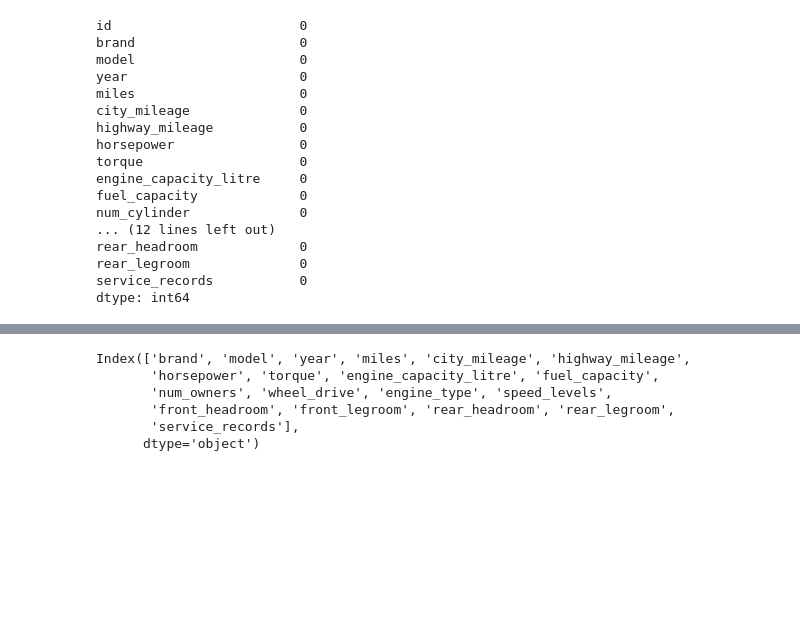
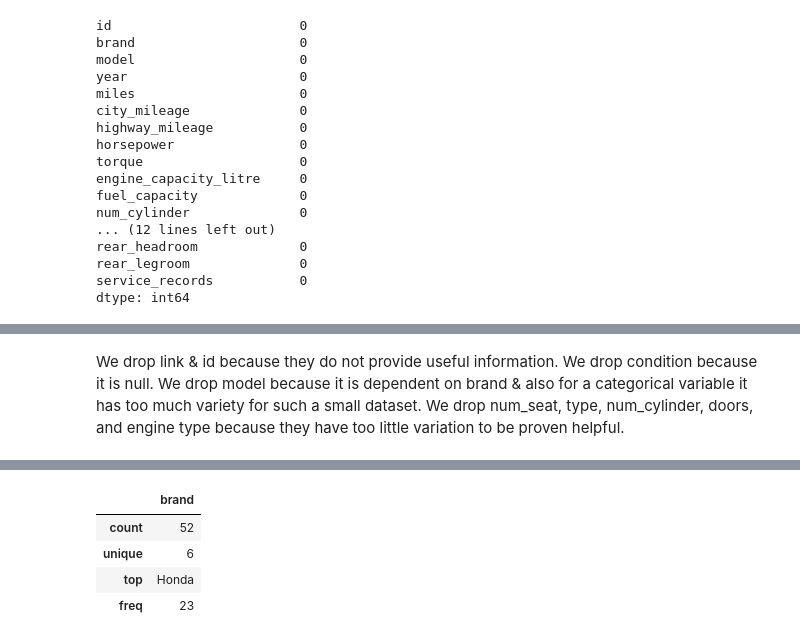
Before and after one commit to Antony-evm/Used-Cars-Dataset, a Jupyter notebook: EDA.ipynb, the cells around one changed output, grey strips where cells are left out. Drawn from its saved outputs; the diff is of its cells as text; code cells hidden in the pictures; blank space fills up the shorter version.

```diff
--- a/EDA.ipynb
+++ b/EDA.ipynb
@@ -202 +201,6 @@ df = df.drop(['num_seat','type','num_cylinder','doors'],axis=1) # too little val
+# %% [markdown]
+We drop link & id because they do not provide useful information.
+We drop condition because it is null.
+We drop model because it is dependent on brand & also for a categorical variable it has too much variety for such a small dataset.
+We drop num_seat, type, num_cylinder, doors, and engine type because they have too little variation to be proven helpful.
 # %%
@@ -211,13 +215,3 @@ df[df.columns[1:]].describe()
 | 50% | 2019.000000 | 27448.500000 | 30.000000 | 38.000000 | 159.500000 | 181.000000 | 2.000000 | ... |
 | 75% | 2019.250000 | 42442.000000 | 30.000000 | 40.000000 | 192.000000 | 192.000000 | 2.000000 | ... |
 | max | 2022.000000 | 97027.000000 | 55.000000 | 49.000000 | 288.000000 | 294.000000 | 3.500000 | ... |
-# %%
-variables = df.drop('price',axis=1).columns[1:]
-variables
-# %% [output]
-Index(['brand', 'model', 'year', 'miles', 'city_mileage', 'highway_mileage',
-       'horsepower', 'torque', 'engine_capacity_litre', 'fuel_capacity',
-       'num_owners', 'wheel_drive', 'engine_type', 'speed_levels',
-       'front_headroom', 'front_legroom', 'rear_headroom', 'rear_legroom',
-       'service_records'],
-      dtype='object')
@@ -226,3 +218,11 @@ df['speed_levels'] = df['speed_levels'].fillna(df['speed_levels'].mode()[0])
+# %%
+df.describe(include=['O'])
+# %% [output]
+|  | brand |
+| count | 52 |
+| unique | 6 |
+| top | Honda |
+| freq | 23 |
 # %%
 
 cols = df.describe(include="O").columns
```
Also changed, not shown: parts of 11 cells of this notebook.
